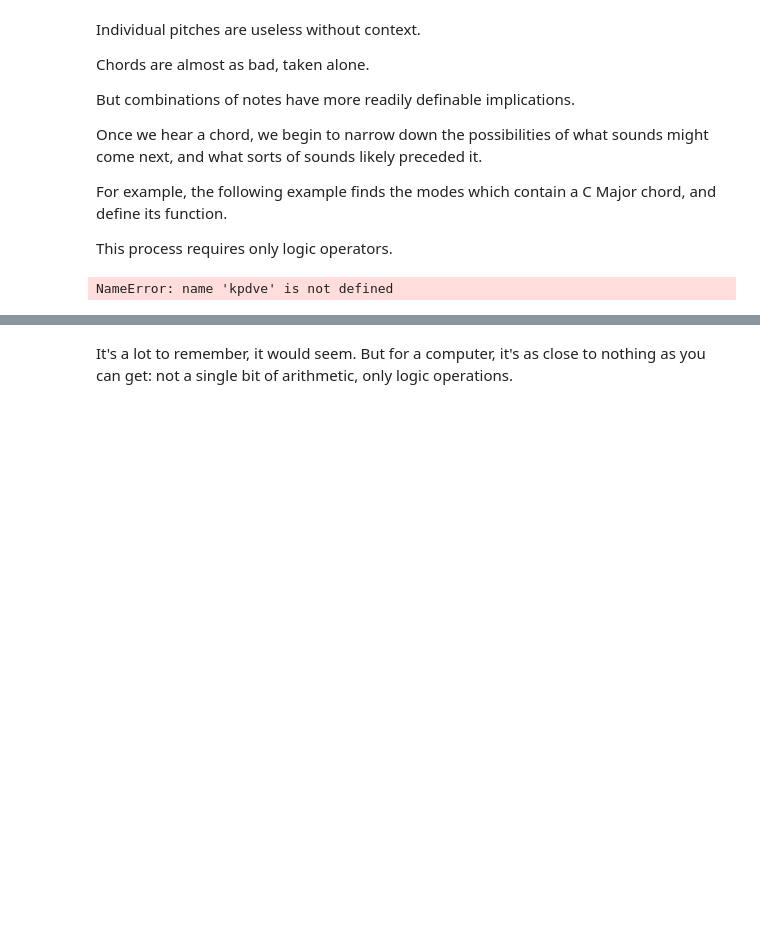
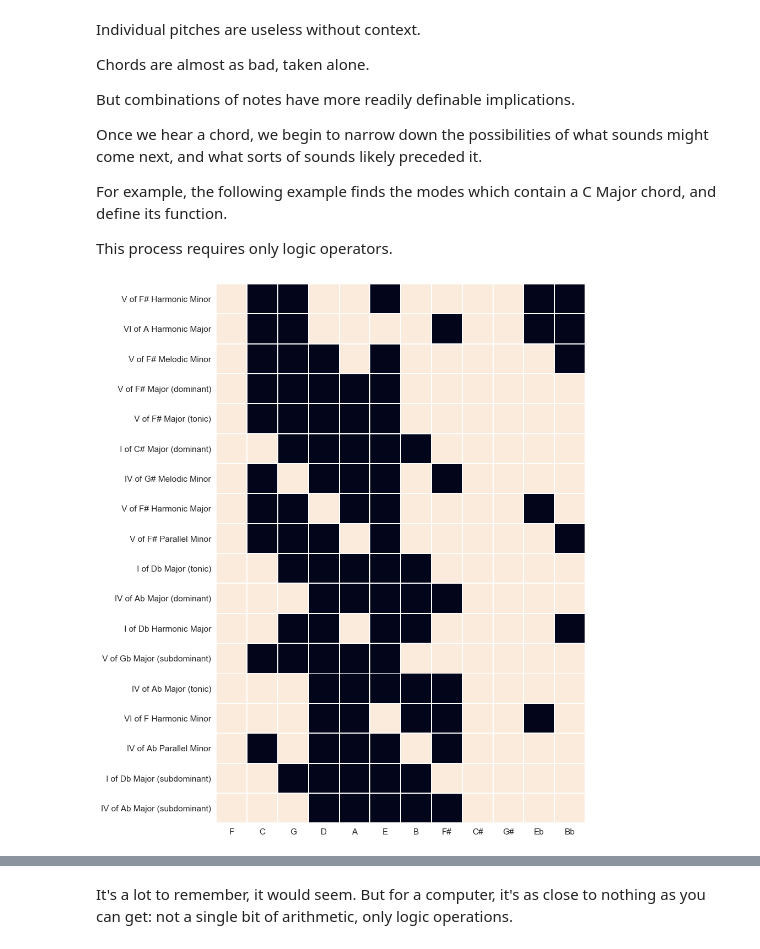
Before and after one commit to timsum/harmonypartition, a Jupyter notebook: jup/Chapter_3b_The_KP_List.ipynb, the cells around one changed output, grey strips where cells are left out. Saved outputs shown, nothing was run; the diff lists cells and outputs as text; code cells hidden in the pictures; blank space fills up the shorter version.

Commit message:
Update Chapter_3b_The_KP_List.ipynb
Now uses updated information extraction from harmony state

```diff
--- a/jup/Chapter_3b_The_KP_List.ipynb
+++ b/jup/Chapter_3b_The_KP_List.ipynb
@@ -25,19 +25,19 @@ For example, the following example finds the modes which contain a C Major chord
 
 This process requires only logic operators.
 # %%
-CM_triad = 0b100010010000
+CM_triad = 0b10001001000
 harmony.change_notegroup(CM_triad)
 
-binary_list = [pt_utils.c_chrom_to_f_circle(CM_triad)] + [pt_keypattern.get_binary_KP(kpdve[0], kpdve[1]) for kpdve in harmony.current_kpdve_list]
+binary_list = [pt_keypattern.get_binary_KP(kpdve[0], kpdve[1]) for kpdve in harmony.current_kpdve_list]
+possible_states = [harmony_state.harmony_state(kpdve) for kpdve in harmony.current_kpdve_list]
 
-tonics = [pt_naming_conventions.conv_tonic_name_for_kpdve(kpdve) for kpdve in harmony.current_kpdve_list]
-yticks = [tonics[i] + " " + pt_naming_conventions.PATTERN_CONVENTIONAL_NAMES[kpdve[i]] for i in range(len(harmony.current_kpdve_list))]
-jpt_pt.multiple_notegroup_heatmap(modes, yticks=yticks)
+tonics = [a_state.current_function_string() + " of " + a_state.current_conv_mode_complete() for a_state in possible_states]
 
+jpt_pt.multiple_notegroup_heatmap(binary_list, yticks=tonics)
 patterns = [mode + disp for mode, disp in [pt_musicutils.get_tonic_mode_disp_tuple(kpdve) for kpdve in harmony.current_kpdve_list]]
 sequence = jpt_pt.link_ordered_wavestep_sequences(patterns, duration=10)
 sequence += jpt_pt.notegroup_wavepile(CM_triad, duration=10)
 
 ipd.Audio(sequence, rate=44100)
 # %% [output]
-NameError: name 'kpdve' is not defined
+[figure, added]
```
Also changed, not shown: parts of 2 cells of this notebook.
